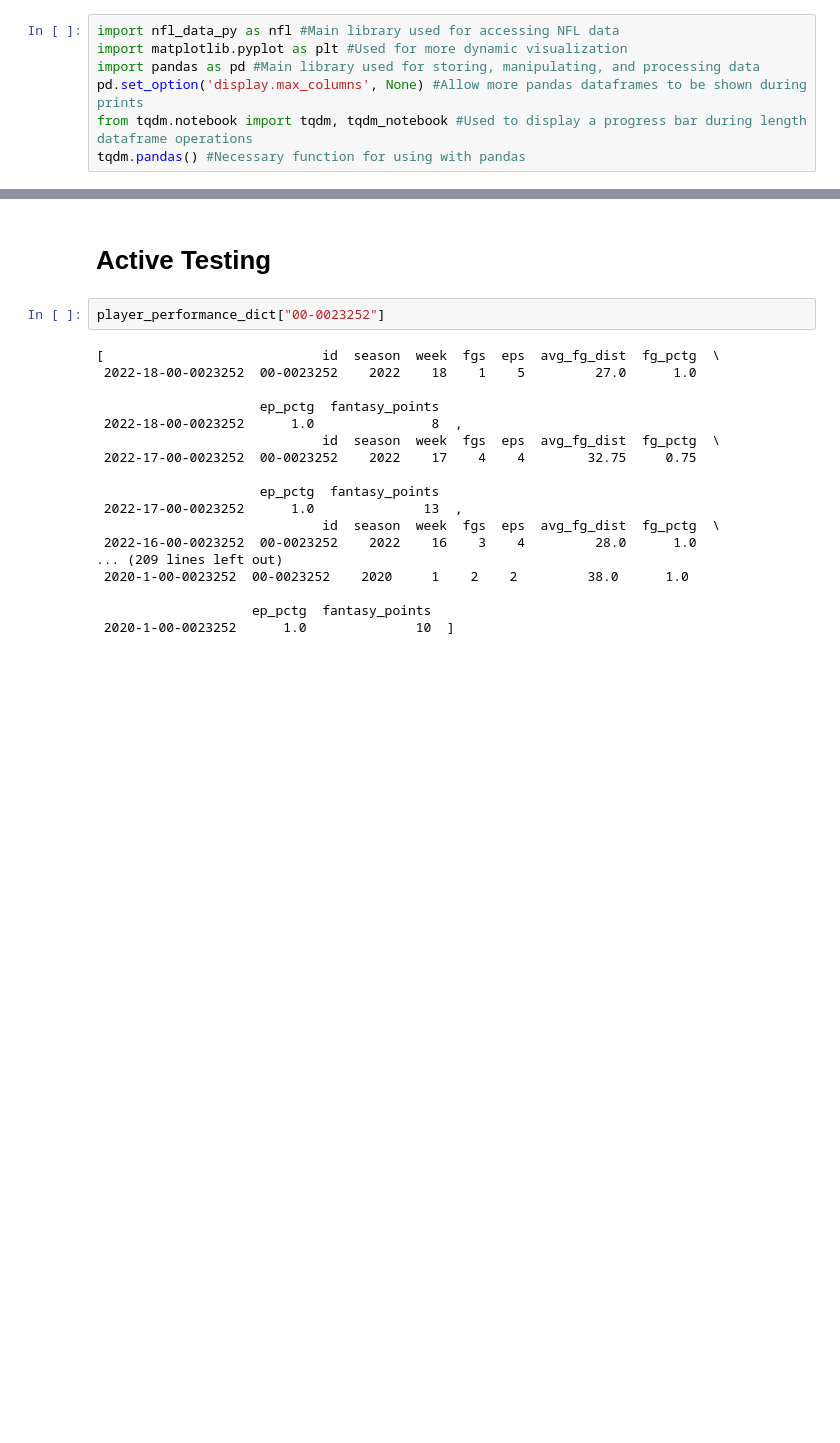
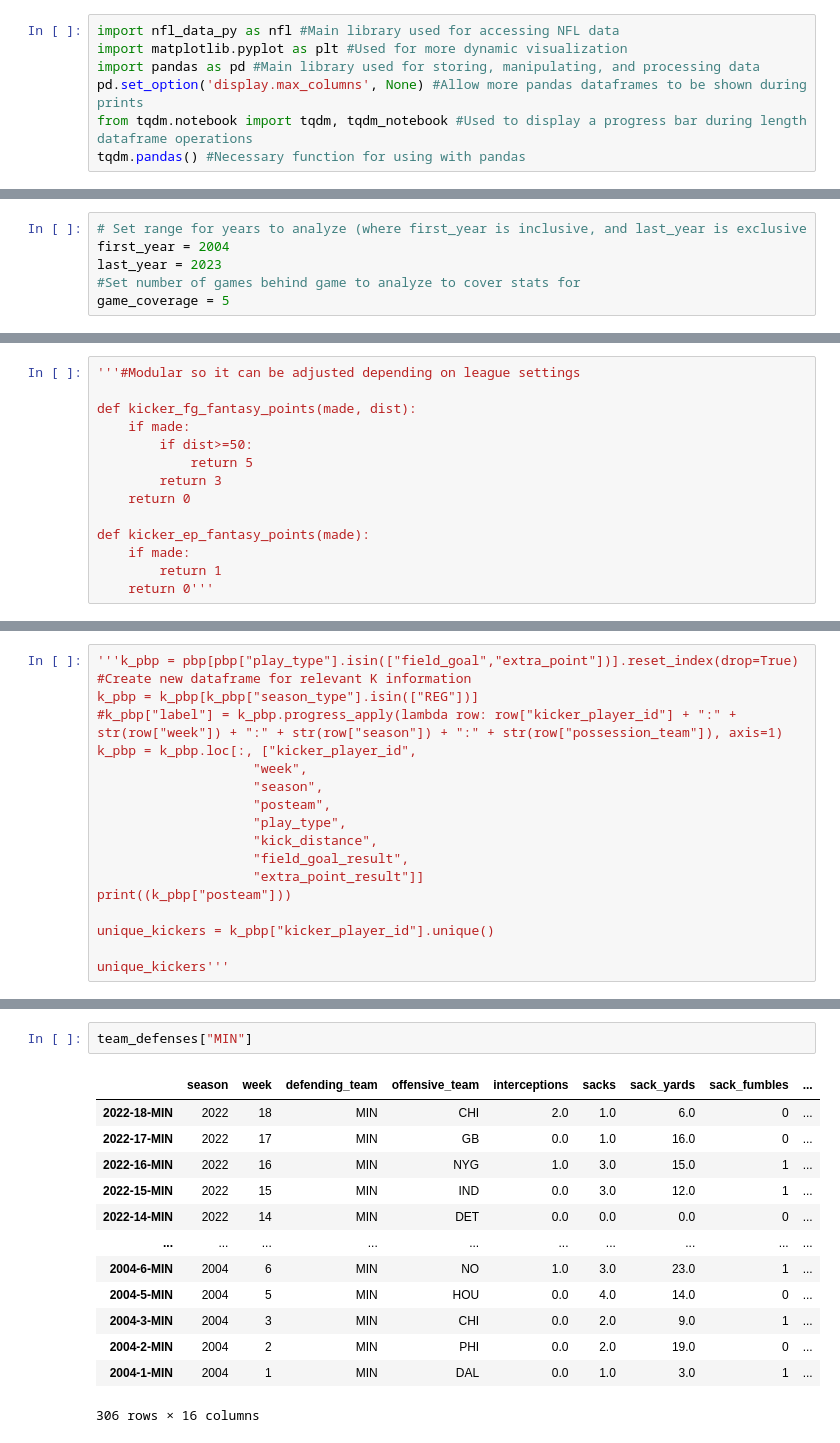
Before and after one commit to LoganMiller5505/nfl-data, a Jupyter notebook: main.ipynb, the cells around one changed output, grey strips where cells are left out. Saved outputs shown, nothing was run; the diff lists cells and outputs as text; blank space fills up the shorter version.

```diff
--- a/main.ipynb
+++ b/main.ipynb
@@ -502,0 +10,6 @@ weekly[0:5] #Print sample of result
+# %%
+# Set range for years to analyze (where first_year is inclusive, and last_year is exclusive
+first_year = 2004
+last_year = 2023
+#Set number of games behind game to analyze to cover stats for
+game_coverage = 5
@@ -502,0 +273,14 @@ weekly[0:5] #Print sample of result
+# %%
+'''#Modular so it can be adjusted depending on league settings
+
+def kicker_fg_fantasy_points(made, dist):
+    if made:
+        if dist>=50:
+            return 5
+        return 3
+    return 0
+
+def kicker_ep_fantasy_points(made):
+    if made:
+        return 1
+    return 0'''
@@ -502,0 +289,17 @@ weekly[0:5] #Print sample of result
+# %%
+'''k_pbp = pbp[pbp["play_type"].isin(["field_goal","extra_point"])].reset_index(drop=True) #Create new dataframe for relevant K information
+k_pbp = k_pbp[k_pbp["season_type"].isin(["REG"])]
+#k_pbp["label"] = k_pbp.progress_apply(lambda row: row["kicker_player_id"] + ":" + str(row["week"]) + ":" + str(row["season"]) + ":" + str(row["possession_team"]), axis=1)
+k_pbp = k_pbp.loc[:, ["kicker_player_id",
+                    "week",
+                    "season",
+                    "posteam",
+                    "play_type",
+                    "kick_distance",
+                    "field_goal_result",
+                    "extra_point_result"]]
+print((k_pbp["posteam"]))
+
+unique_kickers = k_pbp["kicker_player_id"].unique()
+
+unique_kickers'''
@@ -563,22 +492,16 @@ team_defenses["CIN"] #Print sample of result
-# %% [markdown]
-# Active Testing
-# %%
-player_performance_dict["00-0023252"]
-# %% [output]
-[                            id  season  week  fgs  eps  avg_fg_dist  fg_pctg  \
- 2022-18-00-0023252  00-0023252    2022    18    1    5         27.0      1.0
-
-                     ep_pctg  fantasy_points
- 2022-18-00-0023252      1.0               8  ,
-                             id  season  week  fgs  eps  avg_fg_dist  fg_pctg  \
- 2022-17-00-0023252  00-0023252    2022    17    4    4        32.75     0.75
-
-                     ep_pctg  fantasy_points
- 2022-17-00-0023252      1.0              13  ,
-                             id  season  week  fgs  eps  avg_fg_dist  fg_pctg  \
- 2022-16-00-0023252  00-0023252    2022    16    3    4         28.0      1.0
-... (209 lines left out)
- 2020-1-00-0023252  00-0023252    2020     1    2    2         38.0      1.0
-
-                    ep_pctg  fantasy_points
- 2020-1-00-0023252      1.0              10  ]
+# %%
+team_defenses["MIN"]
+# %% [output]
+|  | season | week | defending_team | offensive_team | interceptions | sacks | sack_yards | sack_fumbles | ... |
+| 2022-18-MIN | 2022 | 18 | MIN | CHI | 2.0 | 1.0 | 6.0 | 0 | ... |
+| 2022-17-MIN | 2022 | 17 | MIN | GB | 0.0 | 1.0 | 16.0 | 0 | ... |
+| 2022-16-MIN | 2022 | 16 | MIN | NYG | 1.0 | 3.0 | 15.0 | 1 | ... |
+| 2022-15-MIN | 2022 | 15 | MIN | IND | 0.0 | 3.0 | 12.0 | 1 | ... |
+| 2022-14-MIN | 2022 | 14 | MIN | DET | 0.0 | 0.0 | 0.0 | 0 | ... |
+| ... | ... | ... | ... | ... | ... | ... | ... | ... | ... |
+| 2004-6-MIN | 2004 | 6 | MIN | NO | 1.0 | 3.0 | 23.0 | 1 | ... |
+| 2004-5-MIN | 2004 | 5 | MIN | HOU | 0.0 | 4.0 | 14.0 | 0 | ... |
+| 2004-3-MIN | 2004 | 3 | MIN | CHI | 0.0 | 2.0 | 9.0 | 1 | ... |
+| 2004-2-MIN | 2004 | 2 | MIN | PHI | 0.0 | 2.0 | 19.0 | 0 | ... |
+| 2004-1-MIN | 2004 | 1 | MIN | DAL | 0.0 | 1.0 | 3.0 | 1 | ... |
+306 rows × 16 columns
```
Also changed, not shown: parts of 84 cells of this notebook, 2 other files.
